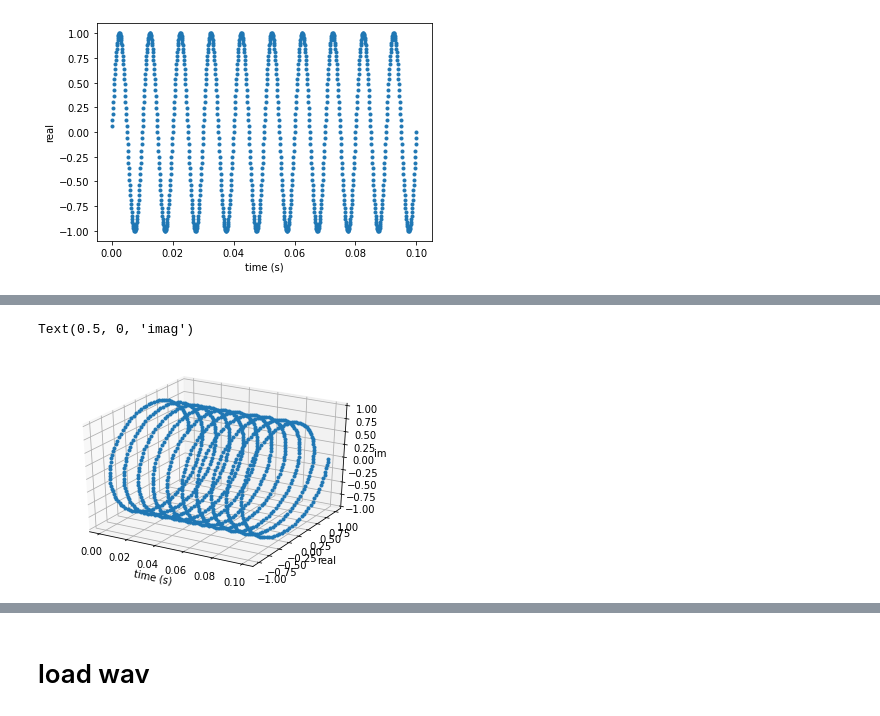
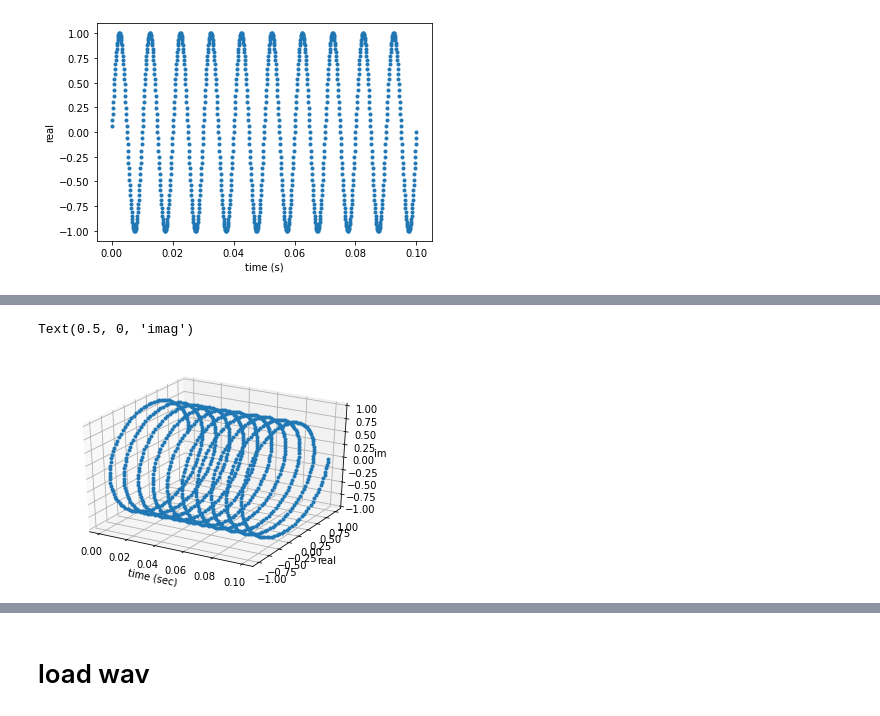
Before and after one commit to Sojung-875/class, a Jupyter notebook: sound.ipynb, the cells around one changed output, grey strips where cells are left out. Cells and saved outputs as stored; diff of their text form; code cells hidden in the pictures.

```diff
--- a/sound.ipynb
+++ b/sound.ipynb
@@ -38,17 +38,17 @@ ipd.Audio(s, rate=sr)
 [interactive output not drawn]
 # %%
 # generate signal by complex-phasor
-c = np.exp(theta*1j)
+c = amp * np.exp(theta*1j)
 # %%
 fig = plt.figure()
 ax = plt.subplot(111, projection='3d')
 ax.plot(t[0:1000], c.real[0:1000], c.imag[0:1000], '.')
-ax.set_xlabel('time (s)')
+ax.set_xlabel('time (sec)')
 ax.set_ylabel('real')
 ax.set_zlabel('imag')
 # %% [output]
 Text(0.5, 0, 'imag')
-[figure, old version]
+[figure, new version]
 # %%
 import plotly.graph_objects as go
 import numpy as np
```
Also changed, not shown: parts of 16 cells of this notebook.
